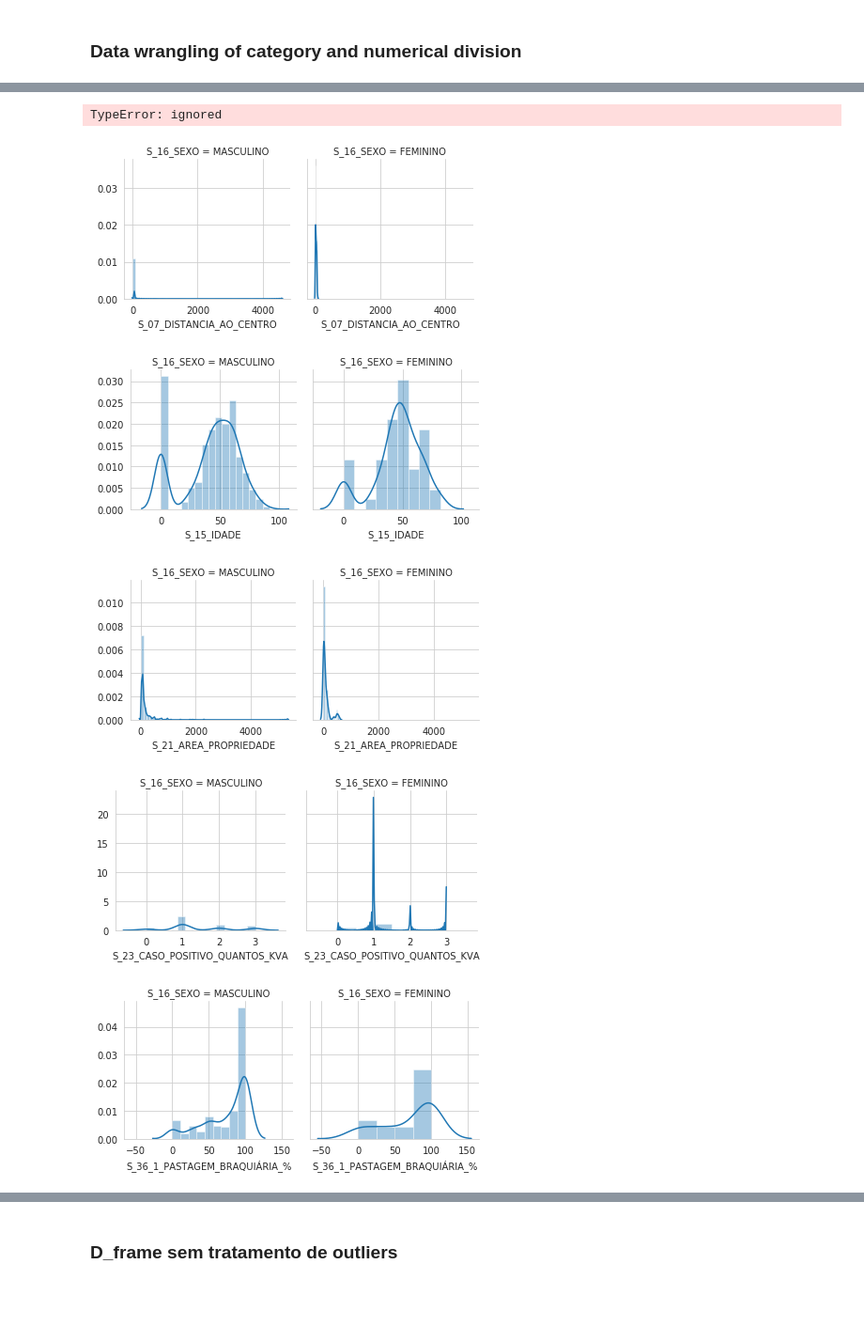
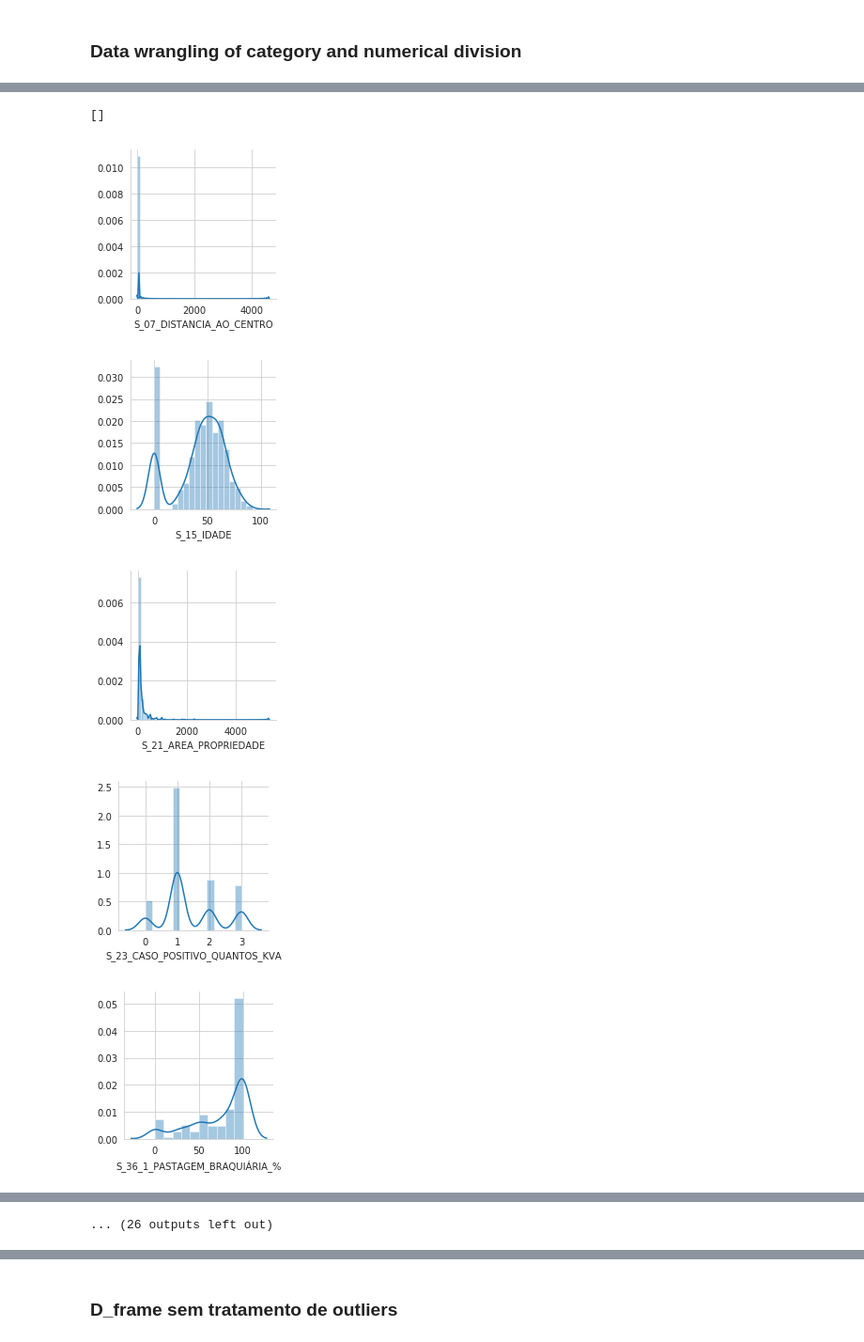
Before and after one commit to pyunc/canastra_science, a Jupyter notebook: canastra_completo.ipynb, the cells around one changed output, grey strips where cells are left out. Shown at 94% size. Cells and saved outputs as stored; diff of their text form; code cells hidden in the pictures; blank space fills up the shorter version.

```diff
--- a/canastra_completo.ipynb
+++ b/canastra_completo.ipynb
@@ -544,0 +202,9 @@ df_clean_full.head(1)
+# %%
+param_zero =["S_15_IDADE",
+            "S_21_AREA_PROPRIEDADE",
+            "S_50_PRODUÇÃO_TOTAL_DE_LEITE_DIA",
+            "S_67_NÚMERO_TOTAL_REBANHO_LEITEIRO",
+            "S_95_HÁ_QUANTO_TEMPO_PRODUZ_QUEIJO"]
+# %%
+for column in param_zero:
+    df_selected.loc[df_selected[column]==0,column] = df_selected[column].median()
@@ -544,0 +213,3 @@ df_clean_full.head(1)
+# %%
+for column in param:
+    df_selected[column] = df_selected[column].fillna(method='ffill').fillna(method='bfill')
@@ -697,0 +470,6 @@ Output hidden; open in https://colab.research.google.com to view.
+# %%
+#leite para o queijo
+
+#leite para o queijo
+
+df_clean_full = df_clean_full.loc[df_clean_full["S_129_QUAL_RENDA_TOTAL_MENSAL_FAMILIAR"]!=300000]
@@ -720,17 +483,23 @@ memory usage: 218.9+ KB
 # %%
 #Distribuição geral dos dados
 
+#Numerical variables
+
 #Pode-se notar diversas distribuições (bi,normal,exponencial e triangular)
 
+#Outliers candidato - Distancia Centro, idade cheia de zero,S_74_2_PORCENTAGEM_NA_FABRICAÇÃO_DO_QUEIJO,
+#S_74_1_PORCENTAGEM_DA_VENDA_DO_LEITE,S_74_2_PORCENTAGEM_NA_FABRICAÇÃO_DO_QUEIJO
+
 for feature in param_num:
-  g = sns.FacetGrid(df_clean_full,col="S_16_SEXO")
+
+  g = sns.FacetGrid(df_clean_full[param_num])
   g.map(sns.distplot, feature)
 
 plt.plot()
 # %% [output]
-TypeError: ignored
+[]
-[figure, old version]
+[figure, new version]
-[figure, old version]
+[figure, new version]
-[figure, old version]
+[figure, new version]
-[figure, old version]
+[figure, new version]
-[figure, old version]
+[figure, new version]
@@ -740,0 +512 @@ TypeError: ignored
+... (26 outputs left out)
```
Also changed, not shown: parts of 73 cells of this notebook, 1 other file.
